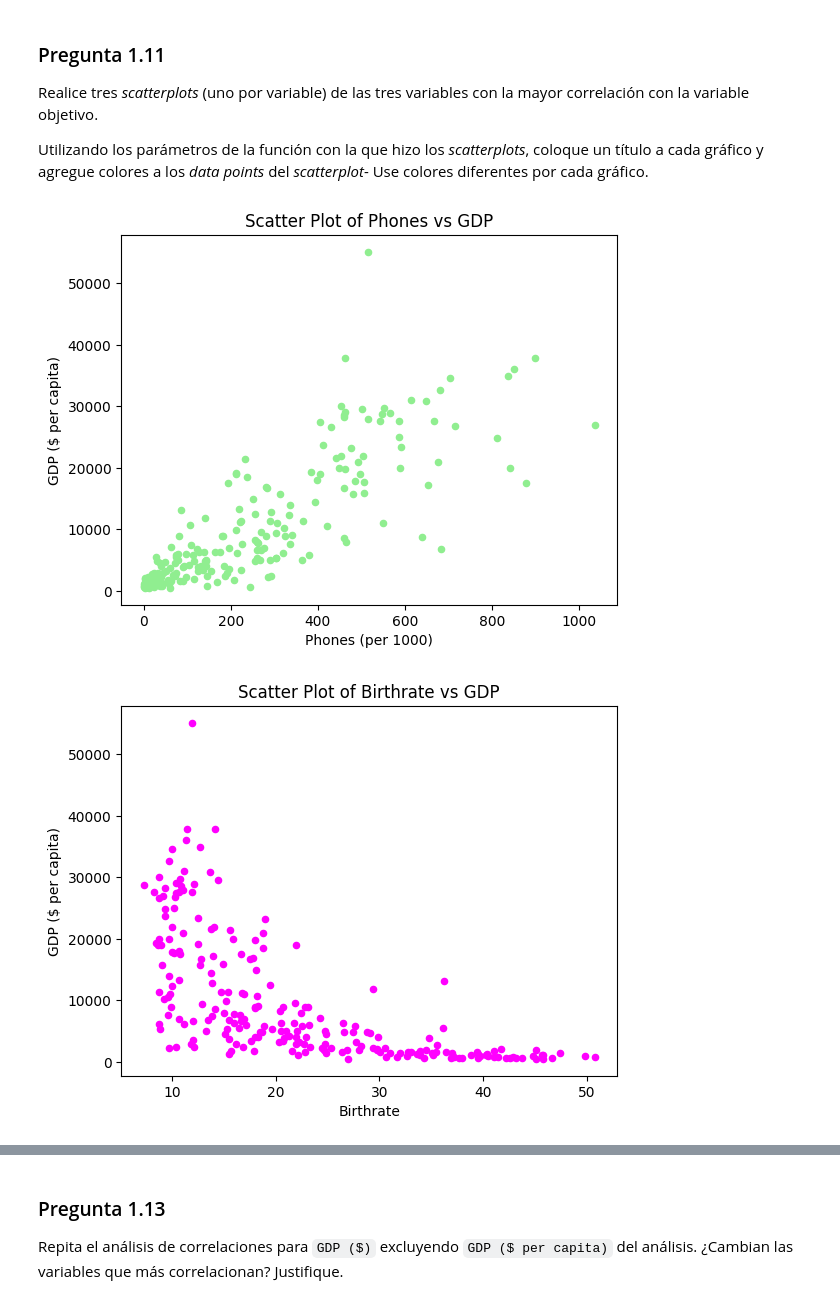
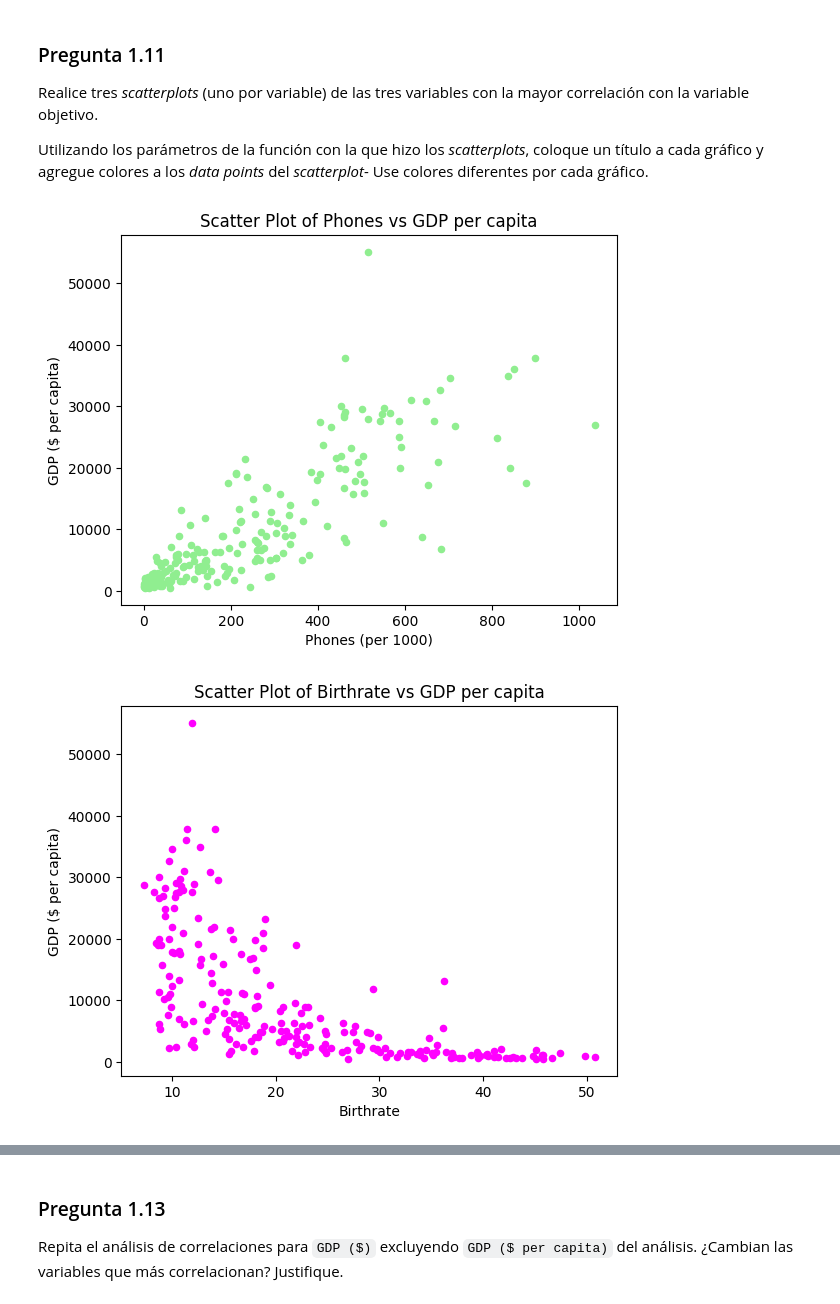
Before and after one commit to catamege/Tarea_1_Lantadilla_Mege, a Jupyter notebook: Tarea1.ipynb, the cells around one changed output, grey strips where cells are left out. Cells and saved outputs as stored; diff of their text form; code cells hidden in the pictures.

```diff
--- a/Tarea1.ipynb
+++ b/Tarea1.ipynb
@@ -767,20 +804,26 @@ Realice tres _scatterplots_ (uno por variable) de las tres variables con la mayo
 
 Utilizando los parámetros de la función con la que hizo los _scatterplots_, coloque un título a cada gráfico y agregue colores a los _data points_ del _scatterplot_- Use colores diferentes por cada gráfico.
 # %%
+#Scatter plot para graficar la relación entre Phones y GDP per capita
+#Correlación = 0.831
+
 df.plot.scatter(x="Phones (per 1000)", y="GDP ($ per capita)",
                 color = "lightgreen", s=20)
 plt.xlabel("Phones (per 1000)")
 plt.ylabel("GDP ($ per capita)")
-plt.title("Scatter Plot of Phones vs GDP")
+plt.title("Scatter Plot of Phones vs GDP per capita")
 plt.show()
 # %% [output]
-[figure, old version]
+[figure, new version]
 # %%
+#Scatter plot para graficar la relación entre Birthrate y GDP per capita
+#Correlación = 0,643
+
 df.plot.scatter(x="Birthrate", y="GDP ($ per capita)", color = "magenta", s=20)
 plt.xlabel("Birthrate")
 plt.ylabel("GDP ($ per capita)")
-plt.title("Scatter Plot of Birthrate vs GDP")
+plt.title("Scatter Plot of Birthrate vs GDP per capita")
 plt.show()
 # %% [output]
-[figure, old version]
+[figure, new version]
 # %%
```
Also changed, not shown: parts of 16 cells of this notebook.
